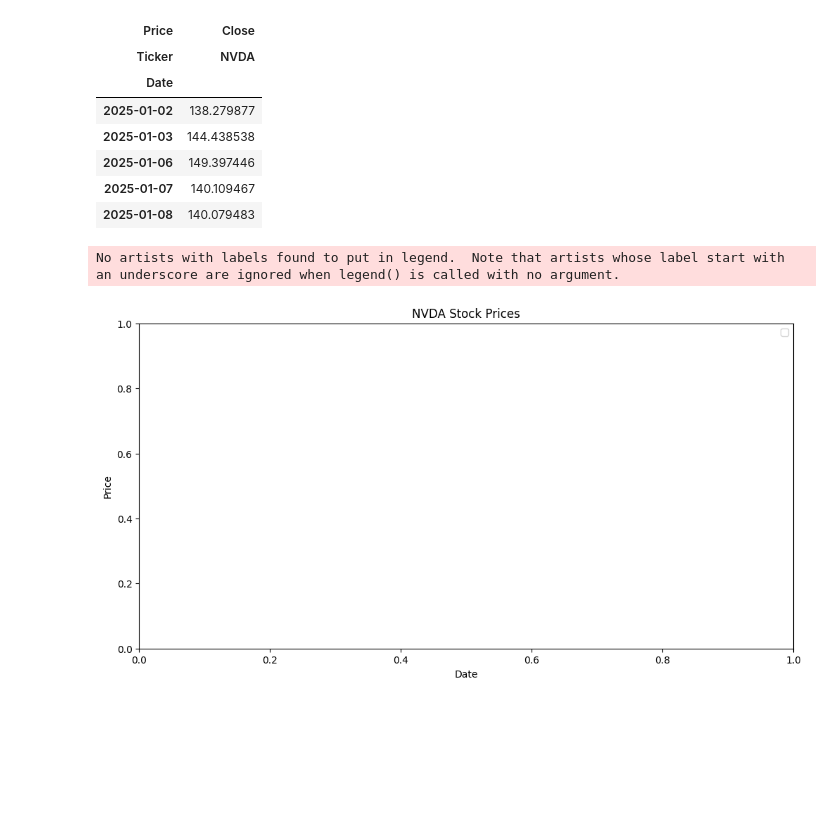
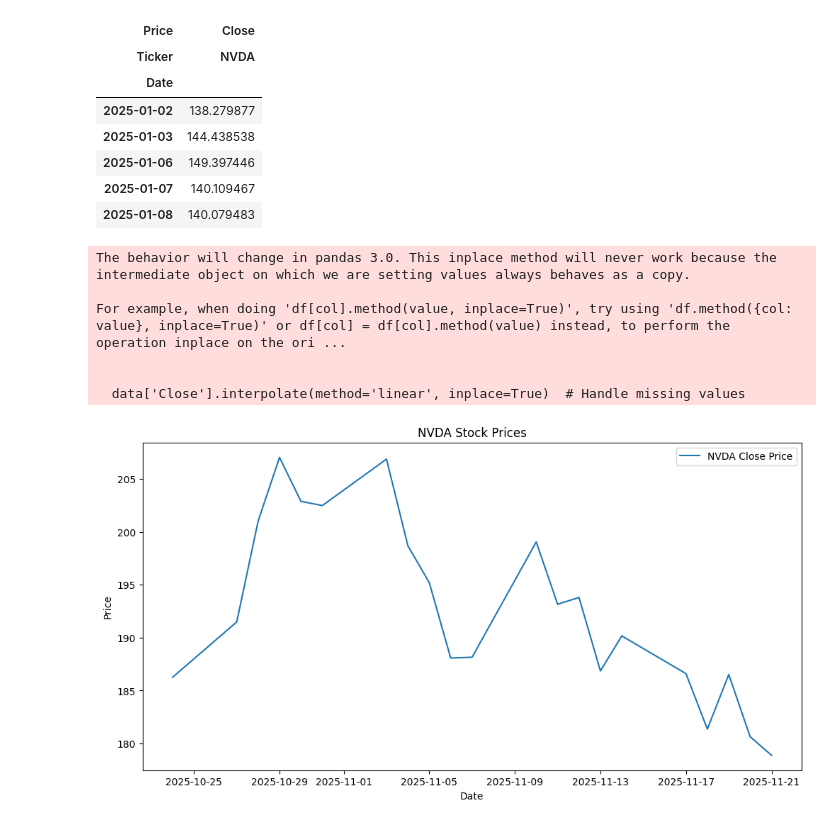
Before and after one commit to jamesb97/AlgorithmicTrading, a Jupyter notebook: NVDA.ipynb, the cells around one changed output. Drawn from its saved outputs; the diff is of its cells as text; code cells hidden in the pictures; blank space fills up the shorter version.

```diff
--- a/NVDA.ipynb
+++ b/NVDA.ipynb
@@ -47,20 +47,38 @@ data.head()
 | 2025-01-07 | 140.109467 |
 | 2025-01-08 | 140.079483 |
 # %%
-# Read the data from the CSV file
-NVDA = 'NVDA.csv'
-data = pd.read_csv(NVDA, index_col='Date')
+# Read the data from the CSV file (use existing NVDA variable)
+data = pd.read_csv(NVDA, index_col='Date', parse_dates=True)
+
+# Ensure the index is datetime
 data.index = pd.to_datetime(data.index)
+
+# Ensure there is a numeric Close column (convert from Close/Last if present)
+if 'Close' not in data.columns:
+	if 'Close/Last' in data.columns:
+		data['Close'] = pd.to_numeric(
+			data['Close/Last'].astype(str).str.replace(r'[\$,]', '', regex=True),
+			errors='coerce'
+		)
+	else:
+		raise KeyError("No 'Close' or 'Close/Last' column found in data")
+
 data = data.asfreq('B')  # Ensure business day frequency
-#data['Close'].interpolate(method='linear', inplace=True)  # Handle missing values
-#data = data[['Close']]
+data['Close'].interpolate(method='linear', inplace=True)  # Handle missing values
+data = data[['Close']]
+
 plt.figure(figsize=(12, 6))
-#plt.plot(data.index, data['Close'], label='NVDA Close Price')
+plt.plot(data.index, data['Close'], label='NVDA Close Price')
 plt.title('NVDA Stock Prices')
 plt.xlabel('Date')
 plt.ylabel('Price')
 plt.legend()
 plt.show()
 # %% [output]
-No artists with labels found to put in legend.  Note that artists whose label start with an underscore are ignored when legend() is called with no argument.
+The behavior will change in pandas 3.0. This inplace method will never work because the intermediate object on which we are setting values always behaves as a copy.
+
+For example, when doing 'df[col].method(value, inplace=True)', try using 'df.method({col: value}, inplace=True)' or df[col] = df[col].method(value) instead, to perform the operation inplace on the ori ...
+
+
+  data['Close'].interpolate(method='linear', inplace=True)  # Handle missing values
-[figure, old version]
+[figure, new version]
```
Also changed, not shown: parts of 1 cell of this notebook.
